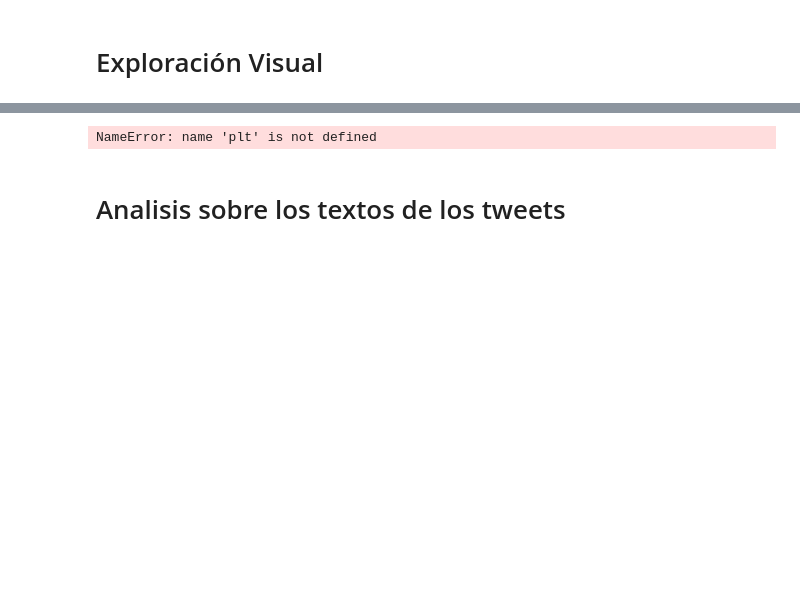
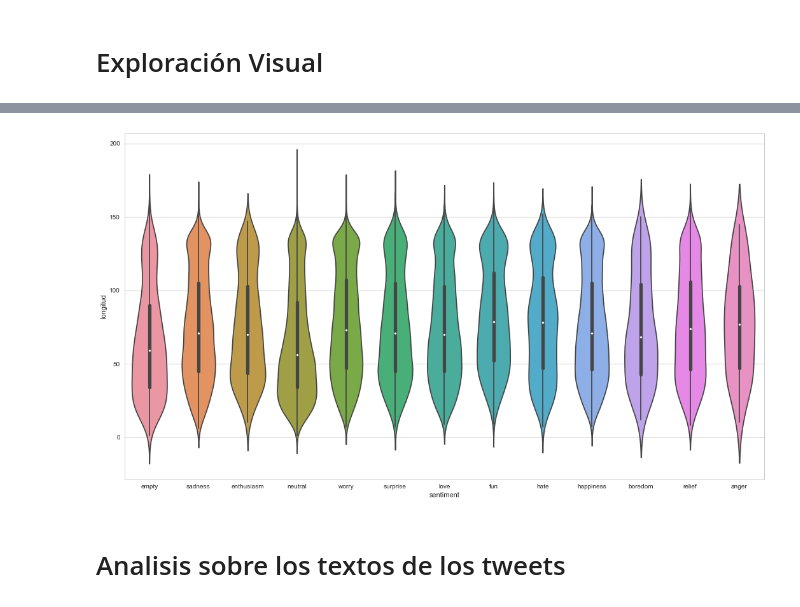
Before and after one commit to Giohanny/ta2_nlp, a Jupyter notebook: laboratorio 10.ipynb, the cells around one changed output, grey strips where cells are left out. Drawn from its saved outputs; the diff is of its cells as text; code cells hidden in the pictures; blank space fills up the shorter version.

```diff
--- a/laboratorio 10.ipynb
+++ b/laboratorio 10.ipynb
@@ -224,19 +225,19 @@ SyntaxError: Missing parentheses in call to 'print' (<ipython-input-17-ff46d67ca
 # %%
 #Usando seaborn
 #Gráfico de longitud de los tweets por cada sentimiento
 ds['longitud'] = ds['content'].str.len()
 
 melted_df = pd.melt(ds,
                     id_vars=["tweet_id", "sentiment", "longitud"],
                     var_name="content")
 import seaborn as sns
 sns.set_style('whitegrid')
 
 sns.violinplot(x='sentiment', y='longitud', data=ds)
-plt.rcParams['figure.figsize']=(10,20)
+plt.rcParams['figure.figsize']=(18,10)
 plt.show()
 # %% [output]
-NameError: name 'plt' is not defined
+[figure, added]
 # %% [markdown]
 # Analisis sobre los textos de los tweets
 # %%
```
Also changed, not shown: parts of 1 cell of this notebook.
